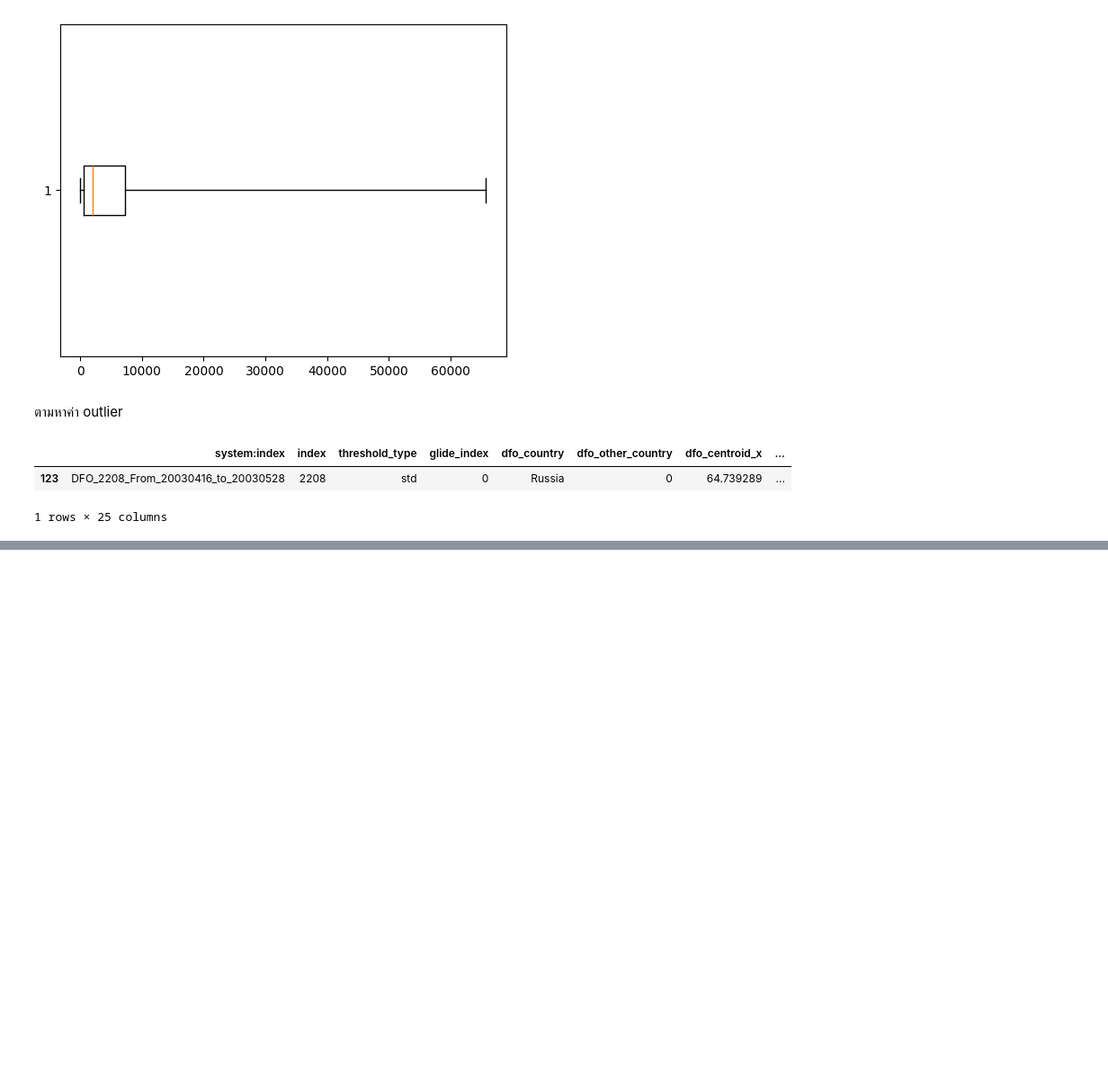
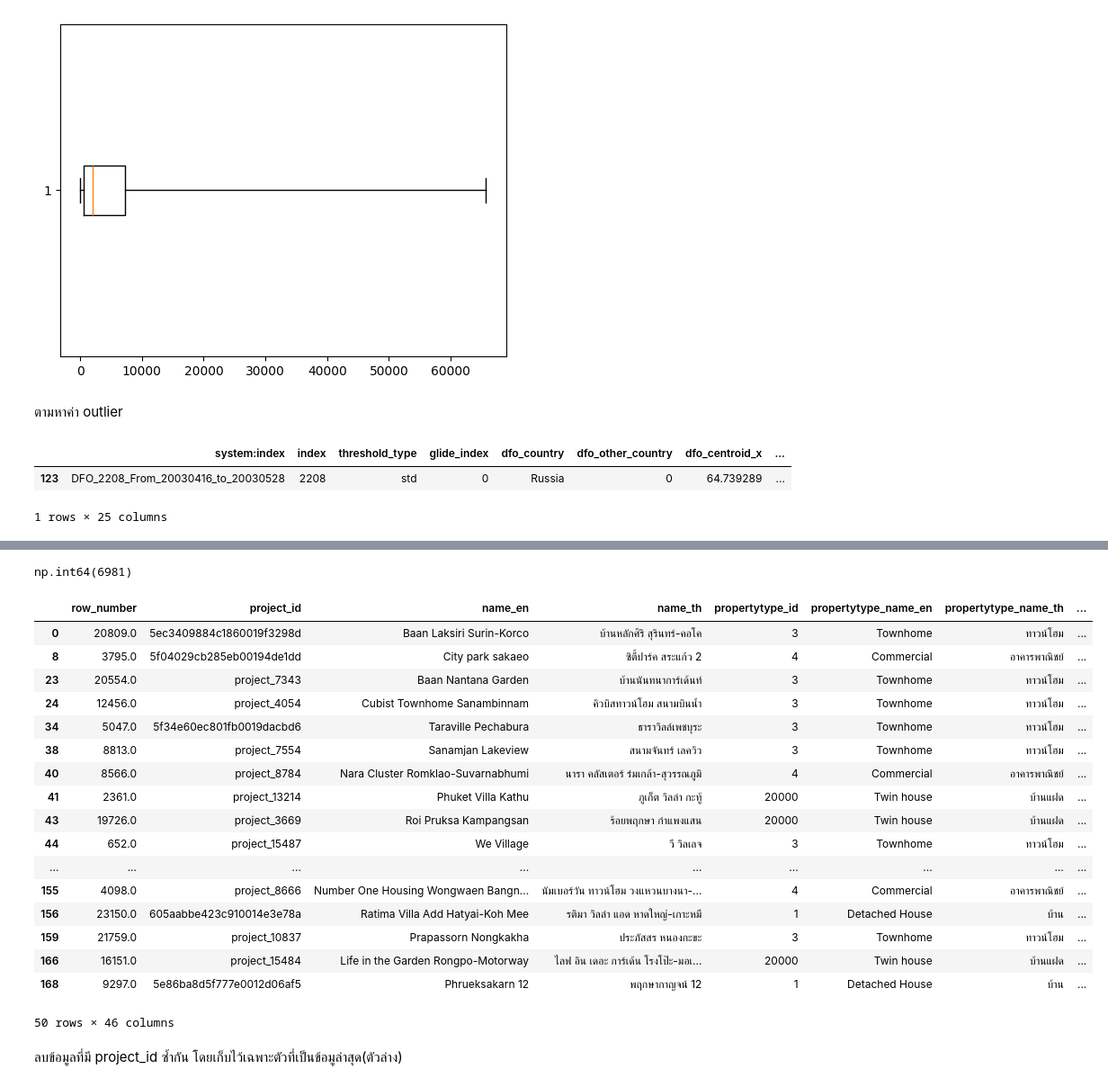
Before and after one commit to owepper/BSC_DPDM2025, a Jupyter notebook: Ch3_Data_Preprocessing.ipynb, the cells around one changed output, grey strips where cells are left out. Shown at 90% size. Saved outputs shown, nothing was run; the diff lists cells and outputs as text; code cells hidden in the pictures; blank space fills up the shorter version.

```diff
--- a/Ch3_Data_Preprocessing.ipynb
+++ b/Ch3_Data_Preprocessing.ipynb
@@ -254,0 +257,3 @@ flood[flood['gfd_area'] == outputbox['fliers'][0].get_xdata()[0]]
+# %%
+project_df = pd.read_csv('/content/drive/MyDrive/datamining/Copy of opendata_project-2.csv')
+project_df.head()
@@ -254,0 +289,3 @@ flood[flood['gfd_area'] == outputbox['fliers'][0].get_xdata()[0]]
+# %%
+unit_df = pd.read_csv('/content/drive/MyDrive/datamining/Copy of opendata_unittype-2.csv')
+unit_df.head()
@@ -254,0 +329,2 @@ flood[flood['gfd_area'] == outputbox['fliers'][0].get_xdata()[0]]
+# %%
+unit_df['project_id'].map(project_df.set_index('project_id')['name_th'])
@@ -254,0 +371,28 @@ flood[flood['gfd_area'] == outputbox['fliers'][0].get_xdata()[0]]
+# %%
+project_df.duplicated(subset=['project_id'], keep=False).sum()
+# %% [output]
+np.int64(6981)
+# %%
+project_df[project_df.duplicated(subset=['project_id'], keep=False)].head(50)
+# %% [output]
+|  | row_number | project_id | name_en | name_th | propertytype_id | propertytype_name_en | propertytype_name_th | ... |
+| 0 | 20809.0 | 5ec3409884c1860019f3298d | Baan Laksiri Surin-Korco | บ้านหลักศิริ สุรินทร์-คอโค | 3 | Townhome | ทาวน์โฮม | ... |
+| 8 | 3795.0 | 5f04029cb285eb00194de1dd | City park sakaeo | ซิตี้ปาร์ค สระแก้ว 2 | 4 | Commercial | อาคารพาณิชย์ | ... |
+| 23 | 20554.0 | project_7343 | Baan Nantana Garden | บ้านนันทนาการ์เด้นท์ | 3 | Townhome | ทาวน์โฮม | ... |
+| 24 | 12456.0 | project_4054 | Cubist Townhome Sanambinnam | คิวบิสทาวน์โฮม สนามบินน้ำ | 3 | Townhome | ทาวน์โฮม | ... |
+| 34 | 5047.0 | 5f34e60ec801fb0019dacbd6 | Taraville Pechabura | ธาราวิลล์เพชบุระ | 3 | Townhome | ทาวน์โฮม | ... |
+| 38 | 8813.0 | project_7554 | Sanamjan Lakeview | สนามจันทร์ เลควิว | 3 | Townhome | ทาวน์โฮม | ... |
+| 40 | 8566.0 | project_8784 | Nara Cluster Romklao-Suvarnabhumi | นารา คลัสเตอร์ ร่มเกล้า-สุวรรณภูมิ | 4 | Commercial | อาคารพาณิชย์ | ... |
+| 41 | 2361.0 | project_13214 | Phuket Villa Kathu | ภูเก็ต วิลล่า กะทู้ | 20000 | Twin house | บ้านแฝด | ... |
+| 43 | 19726.0 | project_3669 | Roi Pruksa Kampangsan | ร้อยพฤกษา กำแพงแสน | 20000 | Twin house | บ้านแฝด | ... |
+| 44 | 652.0 | project_15487 | We Village | วี วิลเลจ | 3 | Townhome | ทาวน์โฮม | ... |
+| ... | ... | ... | ... | ... | ... | ... | ... | ... |
+| 155 | 4098.0 | project_8666 | Number One Housing Wongwaen Bangn... | นัมเบอร์วัน ทาวน์โฮม วงแหวนบางนา-... | 4 | Commercial | อาคารพาณิชย์ | ... |
+| 156 | 23150.0 | 605aabbe423c910014e3e78a | Ratima Villa Add Hatyai-Koh Mee | รติมา วิลล่า แอด หาดใหญ่-เกาะหมี | 1 | Detached House | บ้าน | ... |
+| 159 | 21759.0 | project_10837 | Prapassorn Nongkakha | ประภัสสร หนองกะขะ | 3 | Townhome | ทาวน์โฮม | ... |
+| 166 | 16151.0 | project_15484 | Life in the Garden Rongpo-Motorway | ไลฟ อิน เดอะ การ์เด้น โรงโป๊ะ-มอเ... | 20000 | Twin house | บ้านแฝด | ... |
+| 168 | 9297.0 | 5e86ba8d5f777e0012d06af5 | Phrueksakarn 12 | พฤกษากาญจน์ 12 | 1 | Detached House | บ้าน | ... |
+50 rows × 46 columns
+# %% [markdown]
+ลบข้อมูลที่มี project_id ซ้ำกัน
+โดยเก็บไว้เฉพาะตัวที่เป็นข้อมูล่าสุด(ตัวล่าง)
```
Also changed, not shown: parts of 24 cells of this notebook.
